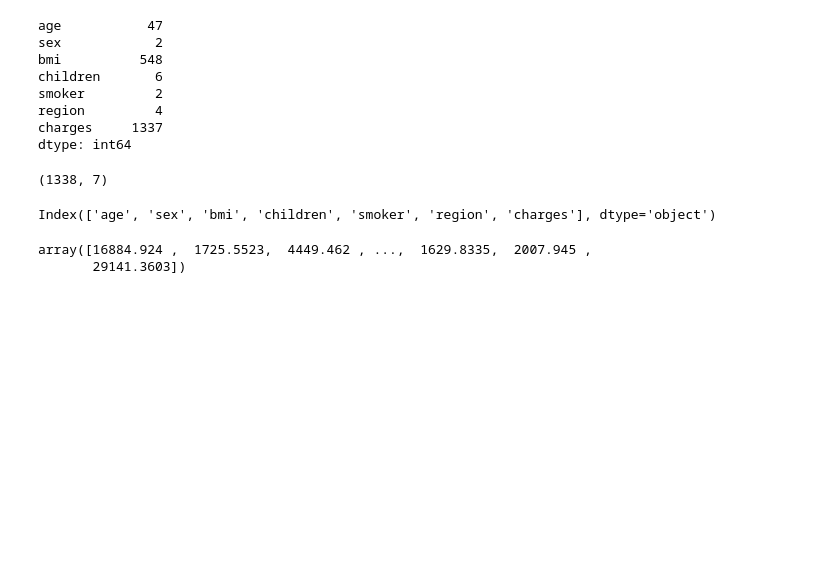
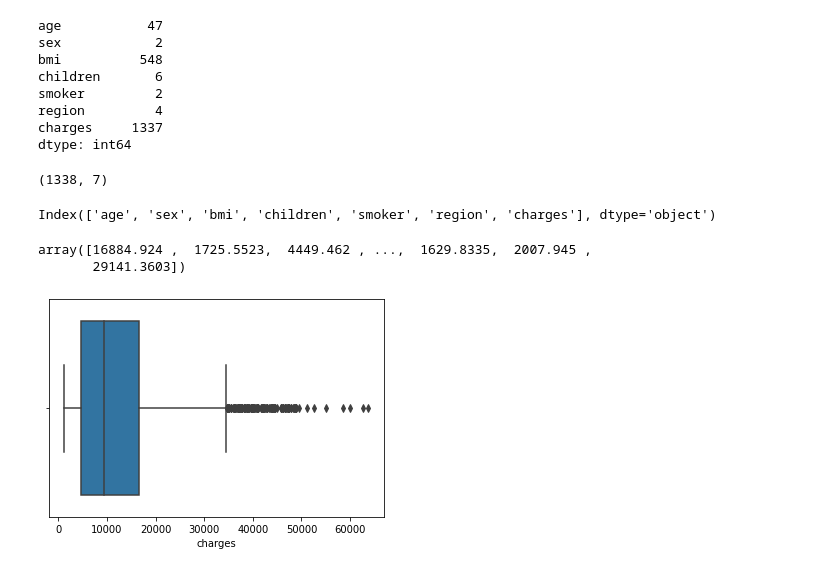
Before and after one commit to sharon-wanjiru/Linear_regression_Analysis, a Jupyter notebook: Linear_regression_Analysis.ipynb, the cells around one changed output. Drawn from its saved outputs; the diff is of its cells as text; code cells hidden in the pictures; blank space fills up the shorter version.

Commit message:
Visualized the data

```diff
--- a/Linear_regression_Analysis.ipynb
+++ b/Linear_regression_Analysis.ipynb
@@ -61,3 +61,7 @@ data ['charges'].unique()
 # %% [output]
 array([16884.924 ,  1725.5523,  4449.462 , ...,  1629.8335,  2007.945 ,
        29141.3603])
+# %%
+sns.boxplot(data["charges"]);
+# %% [output]
+[figure, added]
```
Also changed, not shown: parts of 8 cells of this notebook.
